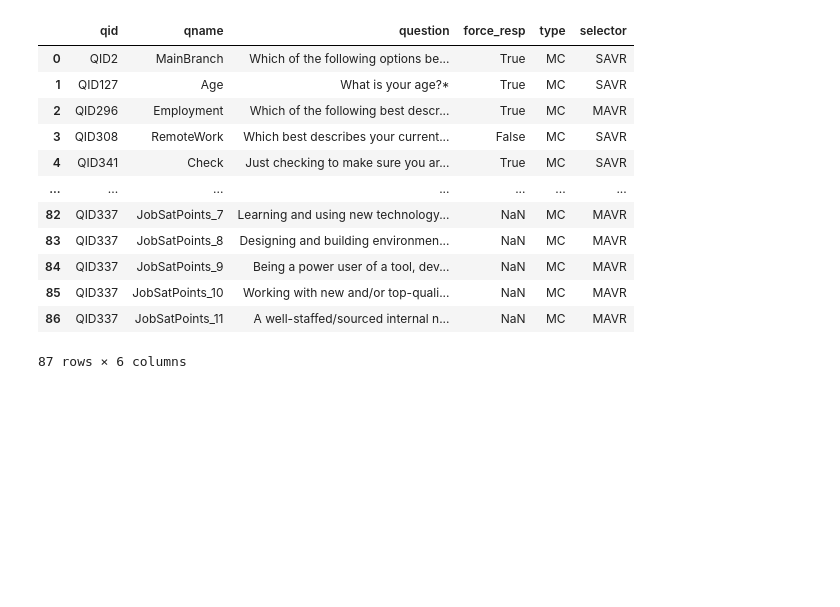
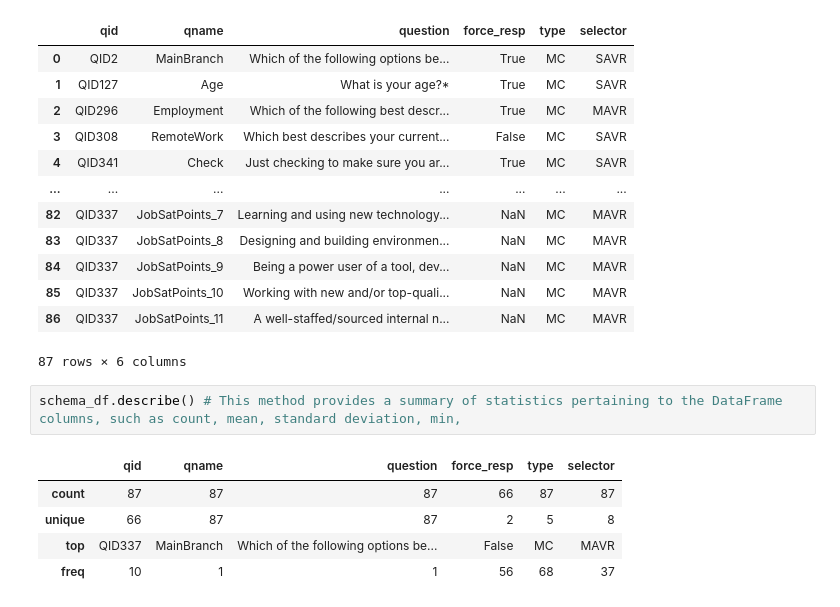
Before and after one commit to leela56/Pandas_TUT, a Jupyter notebook: Pandas_1/pandas_demo_1.ipynb, the cells around one changed output. Drawn from its saved outputs; the diff is of its cells as text; blank space fills up the shorter version.

```diff
--- a/Pandas_1/pandas_demo_1.ipynb
+++ b/Pandas_1/pandas_demo_1.ipynb
@@ -51,3 +68,11 @@ schema_df
 | 85 | QID337 | JobSatPoints_10 | Working with new and/or top-quali... | NaN | MC | MAVR |
 | 86 | QID337 | JobSatPoints_11 | A well-staffed/sourced internal n... | NaN | MC | MAVR |
 87 rows × 6 columns
+# %%
+schema_df.describe() # This method provides a summary of statistics pertaining to the DataFrame columns, such as count, mean, standard deviation, min,
+# %% [output]
+|  | qid | qname | question | force_resp | type | selector |
+| count | 87 | 87 | 87 | 66 | 87 | 87 |
+| unique | 66 | 87 | 87 | 2 | 5 | 8 |
+| top | QID337 | MainBranch | Which of the following options be... | False | MC | MAVR |
+| freq | 10 | 1 | 1 | 56 | 68 | 37 |
```
Also changed, not shown: parts of 9 cells of this notebook.
